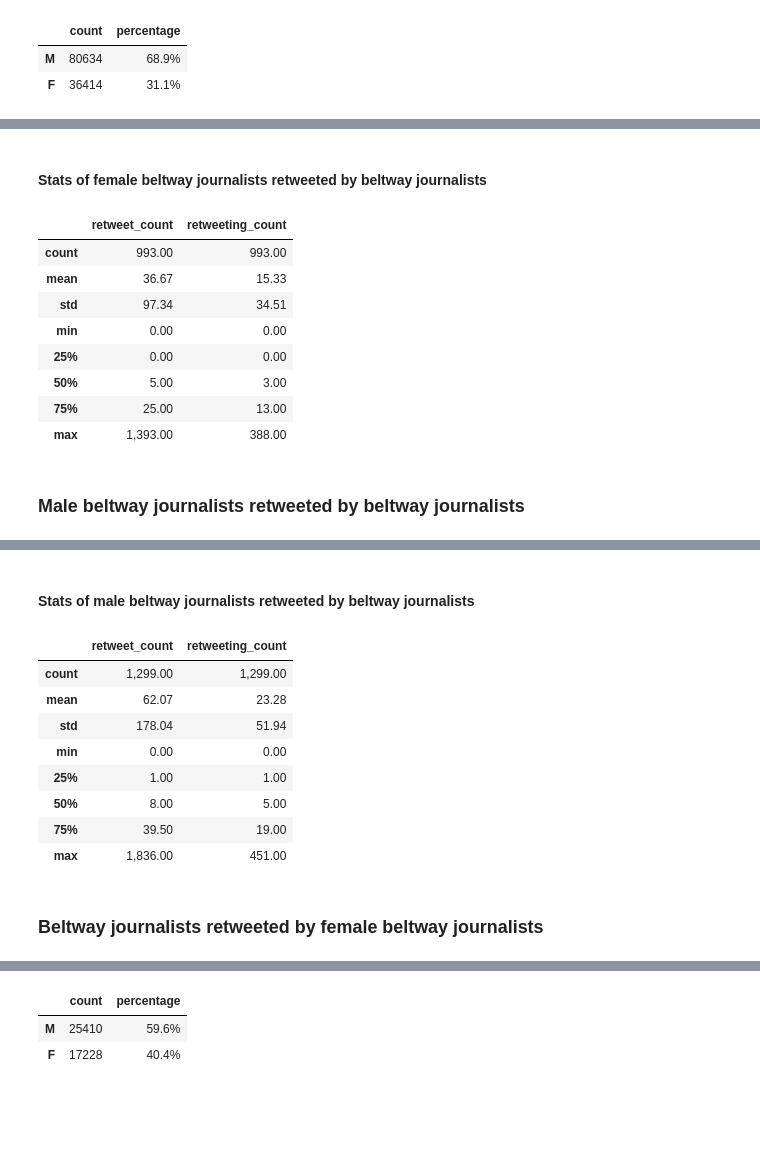
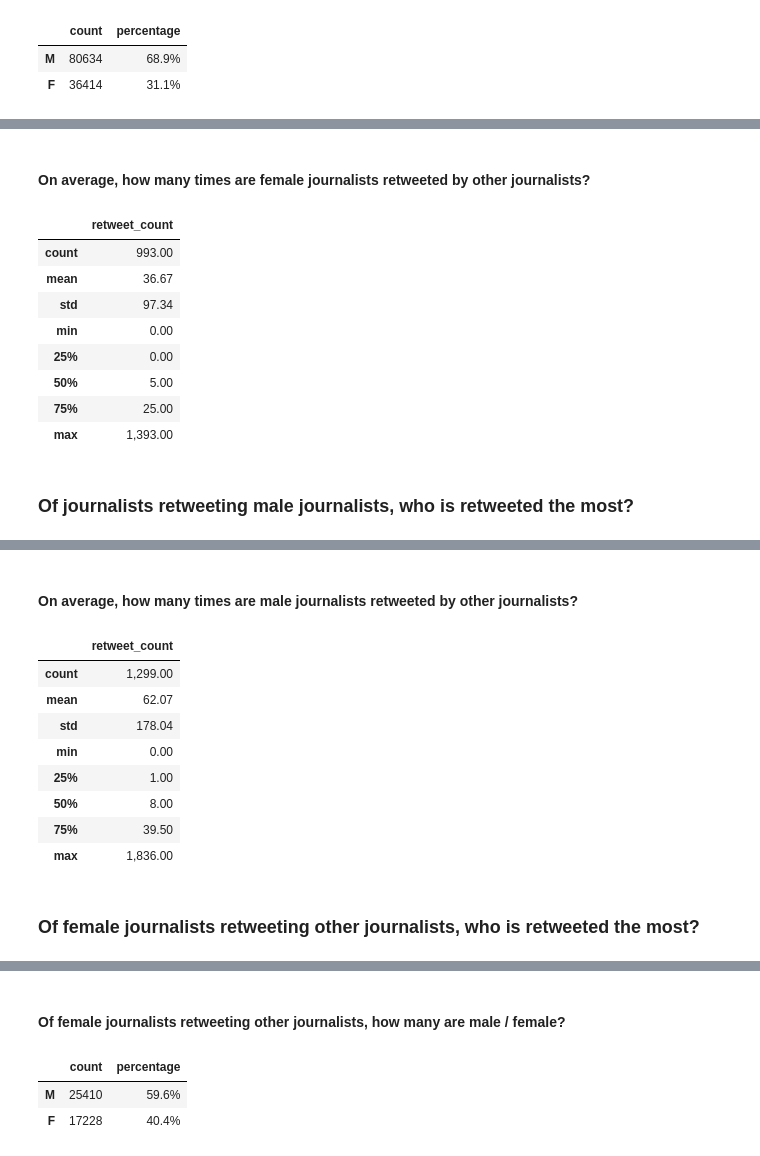
Before and after one commit to justinlittman/beltway_reporters, a Jupyter notebook: jupyter/Gender dynamics.ipynb, the cells around one changed output, grey strips where cells are left out. Saved outputs shown, nothing was run; the diff lists cells and outputs as text; code cells hidden in the pictures; blank space fills up the shorter version.

```diff
--- a/jupyter/Gender dynamics.ipynb
+++ b/jupyter/Gender dynamics.ipynb
@@ -1122,21 +1099,21 @@ female_journalists_retweet_summary_df[journalist_retweet_summary_fields].head(25
 | 360080772 | FoxReports | Fox, Lauren | CNN | F | 7282 | 269.00 | 116.00 |
 | 313545488 | LauraLitvan | Litvan, Laura | Bloomberg News | F | 4468 | 269.00 | 115.00 |
 # %% [markdown]
-#### Stats of female beltway journalists retweeted by beltway journalists
+#### On average, how many times are female journalists retweeted by other journalists?
 # %%
-female_journalists_retweet_summary_df[['retweet_count', 'retweeting_count']].describe()
+female_journalists_retweet_summary_df[['retweet_count']].describe()
 # %% [output]
-|  | retweet_count | retweeting_count |
-| count | 993.00 | 993.00 |
-| mean | 36.67 | 15.33 |
-| std | 97.34 | 34.51 |
-| min | 0.00 | 0.00 |
-| 25% | 0.00 | 0.00 |
-| 50% | 5.00 | 3.00 |
-| 75% | 25.00 | 13.00 |
-| max | 1,393.00 | 388.00 |
+|  | retweet_count |
+| count | 993.00 |
+| mean | 36.67 |
+| std | 97.34 |
+| min | 0.00 |
+| 25% | 0.00 |
+| 50% | 5.00 |
+| 75% | 25.00 |
+| max | 1,393.00 |
-# %% [markdown]
-### Male beltway journalists retweeted by beltway journalists
+# %% [markdown]
+### Of journalists retweeting male journalists, who is retweeted the most?
 # %%
 male_journalists_retweet_summary_df = journalists_retweet_summary_df[journalists_retweet_summary_df.gender == 'M']
 male_journalists_retweet_summary_df.to_csv('output/male_journalists_retweeted_by_journalists.csv')
@@ -1161,21 +1138,21 @@ male_journalists_retweet_summary_df[journalist_retweet_summary_fields].head(25)
 | 61734492 | Fahrenthold | Fahrenthold, David | Washington Post | M | 451778 | 654.00 | 284.00 |
 | 15463671 | samstein | Stein, Sam | Huffington Post | M | 313211 | 642.00 | 229.00 |
 # %% [markdown]
-#### Stats of male beltway journalists retweeted by beltway journalists
+#### On average, how many times are male journalists retweeted by other journalists?
 # %%
-male_journalists_retweet_summary_df[['retweet_count', 'retweeting_count']].describe()
+male_journalists_retweet_summary_df[['retweet_count']].describe()
 # %% [output]
-|  | retweet_count | retweeting_count |
-| count | 1,299.00 | 1,299.00 |
-| mean | 62.07 | 23.28 |
-| std | 178.04 | 51.94 |
-| min | 0.00 | 0.00 |
-| 25% | 1.00 | 1.00 |
-| 50% | 8.00 | 5.00 |
-| 75% | 39.50 | 19.00 |
-| max | 1,836.00 | 451.00 |
+|  | retweet_count |
+| count | 1,299.00 |
+| mean | 62.07 |
+| std | 178.04 |
+| min | 0.00 |
+| 25% | 1.00 |
+| 50% | 8.00 |
+| 75% | 39.50 |
+| max | 1,836.00 |
-# %% [markdown]
-### Beltway journalists retweeted by female beltway journalists
+# %% [markdown]
+### Of female journalists retweeting other journalists, who is retweeted the most?
 # %%
 journalists_retweeted_by_female_summary_df = journalist_retweet_summary(journalists_retweet_df[journalists_retweet_df.gender == 'F'])
 journalists_retweeted_by_female_summary_df.to_csv('output/journalists_retweeted_by_female_journalists.csv')
@@ -1199,6 +1176,8 @@ journalists_retweeted_by_female_summary_df[journalist_retweet_summary_fields].he
 | 139738464 | mj_lee | Lee, MJ | CNN | F | 31940 | 259.00 | 79.00 |
 | 217550862 | BresPolitico | Bresnahan, John | Politico | M | 40562 | 256.00 | 82.00 |
 | 61734492 | Fahrenthold | Fahrenthold, David | Washington Post | M | 451778 | 253.00 | 115.00 |
+# %% [markdown]
+#### Of female journalists retweeting other journalists, how many are male / female?
 # %%
 journalist_retweet_gender_summary(journalists_retweet_df[journalists_retweet_df.gender == 'F'])
 # %% [output]
```
Also changed, not shown: parts of 94 cells of this notebook, 4 other files.
